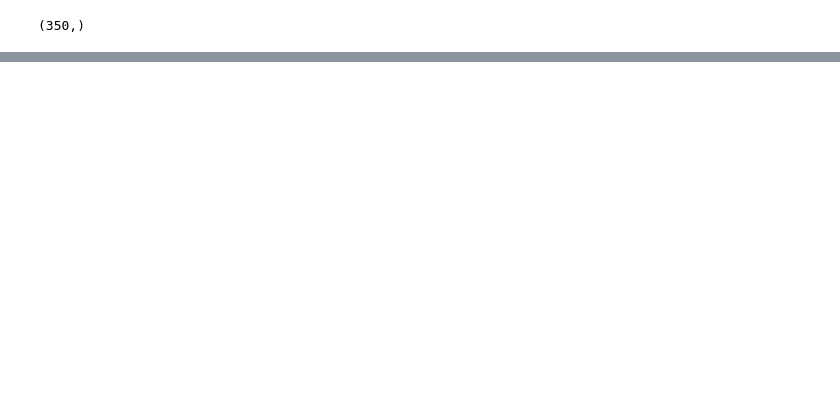
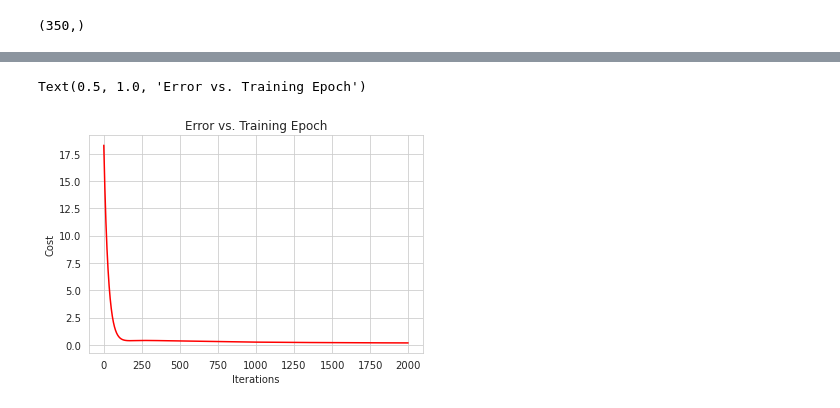
Before and after one commit to namanp247/Lenskart_DS_Training, a Jupyter notebook: House Price Prediction Using Linear Regression.ipynb, the cells around one changed output, grey strips where cells are left out. Cells and saved outputs as stored; diff of their text form; code cells hidden in the pictures; blank space fills up the shorter version.

```diff
--- a/House Price Prediction Using Linear Regression.ipynb
+++ b/House Price Prediction Using Linear Regression.ipynb
@@ -676 +675,16 @@ def compute_gradient_descendent(x,y,w,b,alpha,iterations):
     return w, b, Cost_history
+# %%
+
+# copy the data
+#df_min_max_scaled = df.copy()
+
+# apply normalization techniques
+#or column in df_min_max_scaled.columns:
+ #   df_min_max_scaled[column] = (df_min_max_scaled[column] - df_min_max_scaled[column].min()) / (df_min_max_scaled[column].max() - df_min_max_scaled[column].min())
+
+#print(df_min_max_scaled)
+
+#my_data = df_min_max_scaled
+my_data = df.copy()
+my_data = (my_data - my_data.mean())/my_data.std()
+my_data.head()
@@ -714,0 +773,9 @@ Iteration 0.0: Cost   350.02
+# %%
+fig, ax = plt.subplots()
+ax.plot(np.arange(iterations), Cost_history, 'r')
+ax.set_xlabel('Iterations')
+ax.set_ylabel('Cost')
+ax.set_title('Error vs. Training Epoch')
+# %% [output]
+Text(0.5, 1.0, 'Error vs. Training Epoch')
+[figure, added]
```
Also changed, not shown: parts of 15 cells of this notebook.
